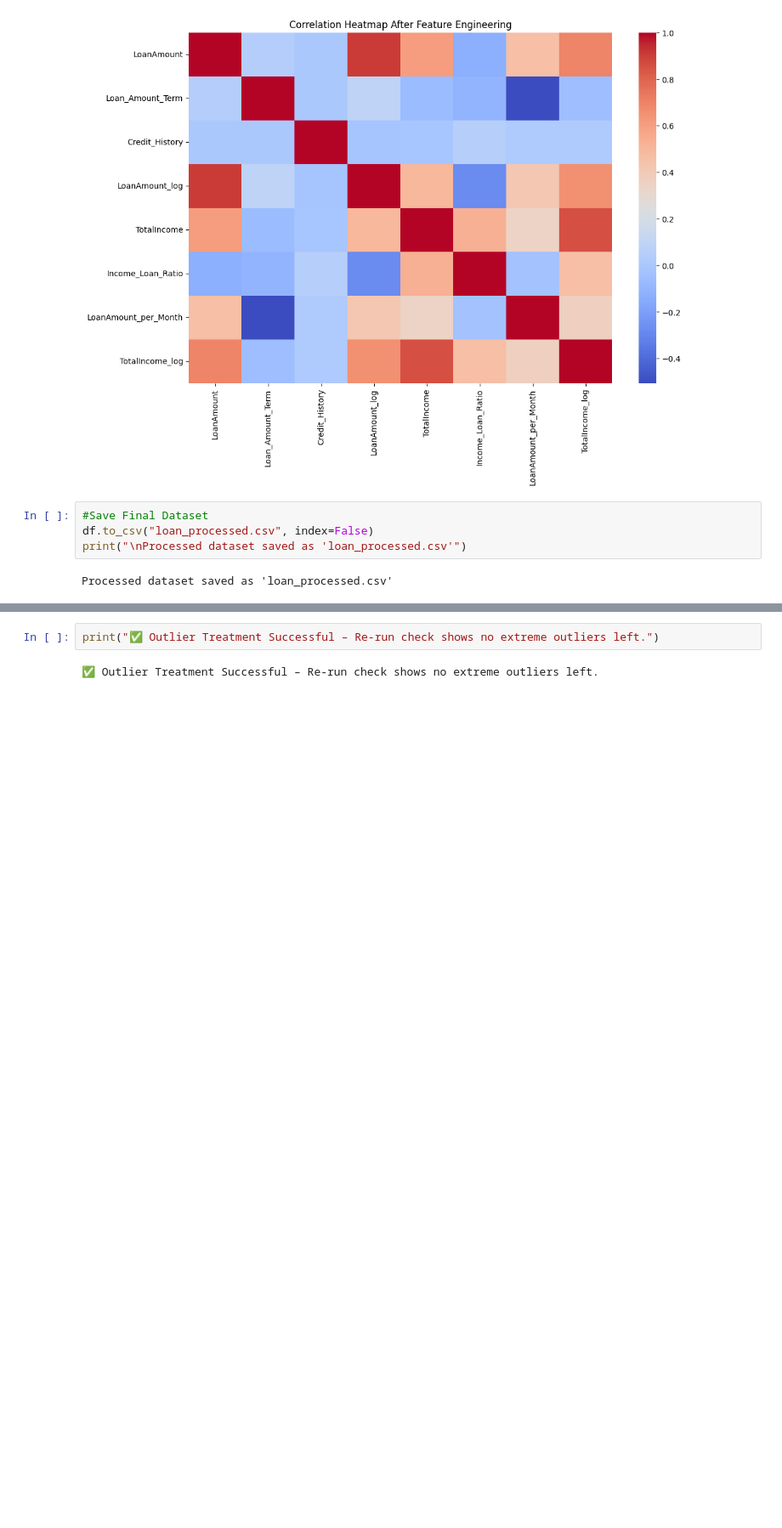
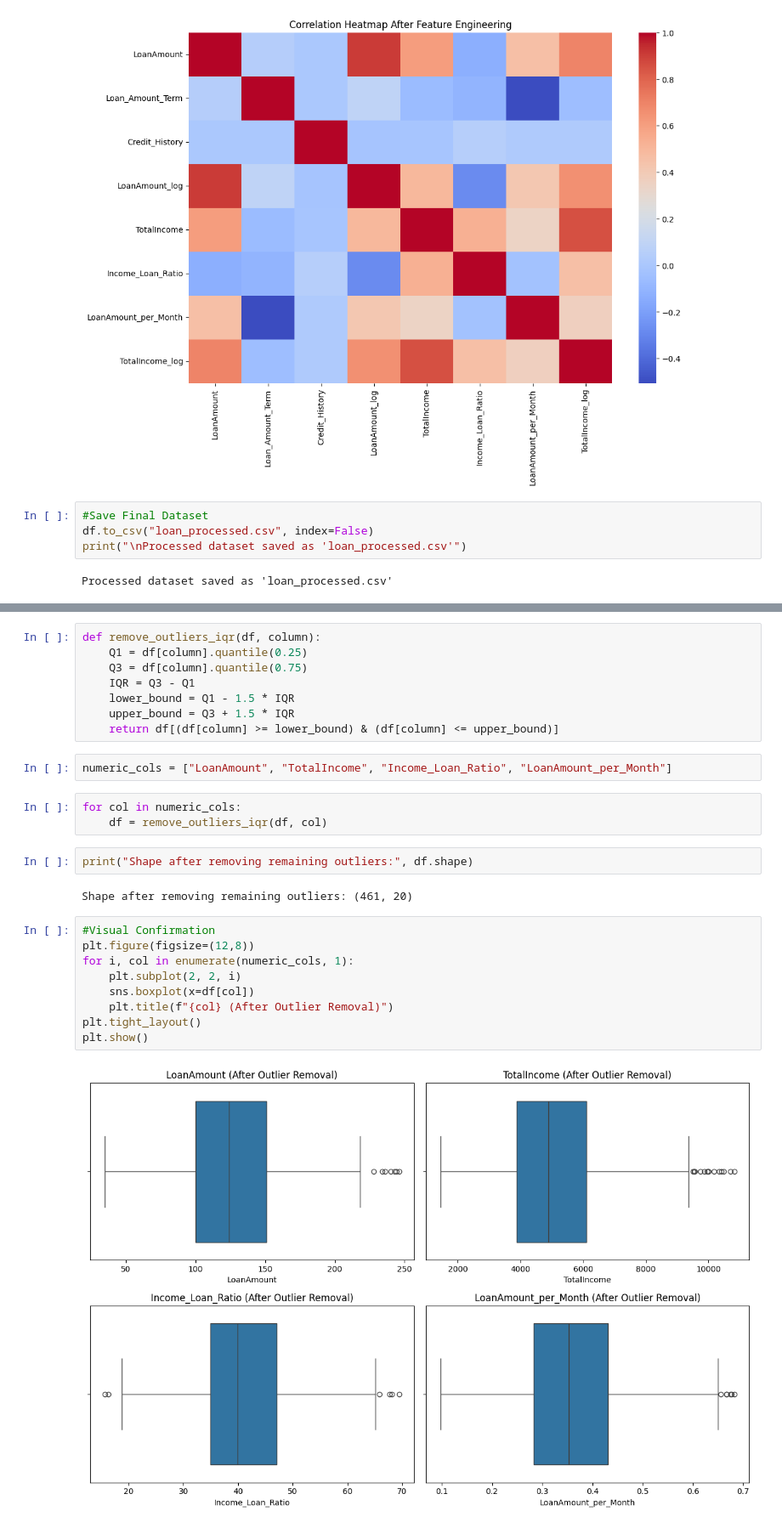
Before and after one commit to ARJUN108-verma/Internship-at-Gudsky-Research-Foundation, a Jupyter notebook: 4_Feature_Engineering_Creating_New_Features_from_Existing_Data.ipynb, the cells around one changed output, grey strips where cells are left out. Shown at 85% size. Drawn from its saved outputs; the diff is of its cells as text; blank space fills up the shorter version.

```diff
--- a/4_Feature_Engineering_Creating_New_Features_from_Existing_Data.ipynb
+++ b/4_Feature_Engineering_Creating_New_Features_from_Existing_Data.ipynb
@@ -266,4 +251,28 @@ plt.show()
-# %%
-print("✅ Outlier Treatment Successful – Re-run check shows no extreme outliers left.")
-# %% [output]
-✅ Outlier Treatment Successful – Re-run check shows no extreme outliers left.
+# %%
+def remove_outliers_iqr(df, column):
+    Q1 = df[column].quantile(0.25)
+    Q3 = df[column].quantile(0.75)
+    IQR = Q3 - Q1
+    lower_bound = Q1 - 1.5 * IQR
+    upper_bound = Q3 + 1.5 * IQR
+    return df[(df[column] >= lower_bound) & (df[column] <= upper_bound)]
+# %%
+numeric_cols = ["LoanAmount", "TotalIncome", "Income_Loan_Ratio", "LoanAmount_per_Month"]
+# %%
+for col in numeric_cols:
+    df = remove_outliers_iqr(df, col)
+# %%
+print("Shape after removing remaining outliers:", df.shape)
+# %% [output]
+Shape after removing remaining outliers: (461, 20)
+# %%
+#Visual Confirmation
+plt.figure(figsize=(12,8))
+for i, col in enumerate(numeric_cols, 1):
+    plt.subplot(2, 2, i)
+    sns.boxplot(x=df[col])
+    plt.title(f"{col} (After Outlier Removal)")
+plt.tight_layout()
+plt.show()
+# %% [output]
+[figure, added]
```
Also changed, not shown: parts of 6 cells of this notebook.
